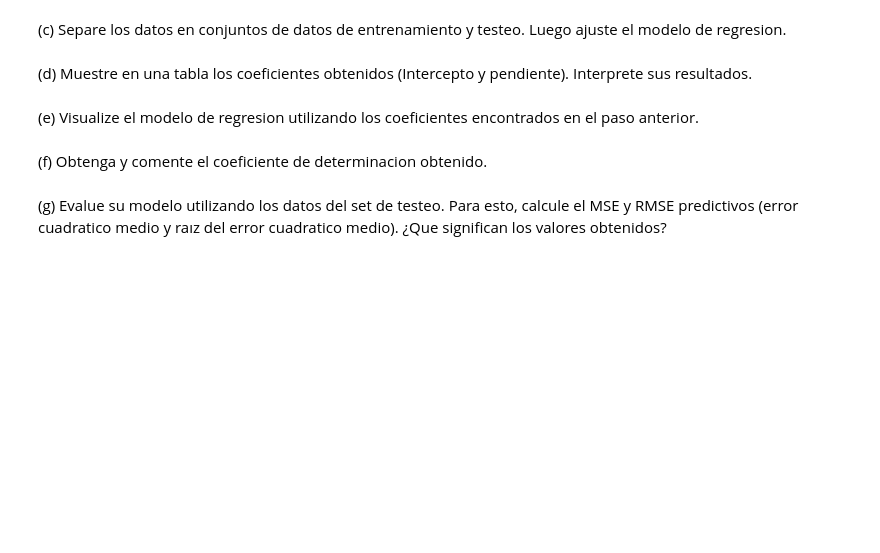
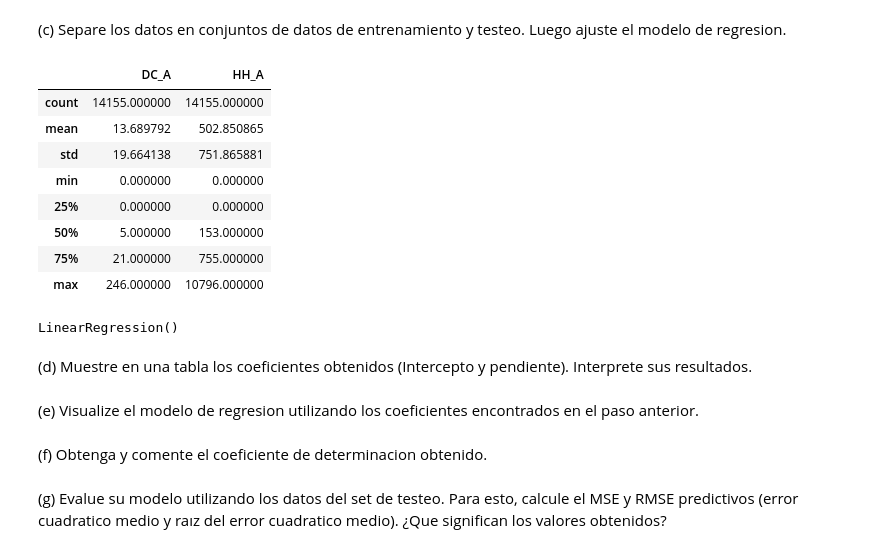
Before and after one commit to Dxeg0o/proyecto_cdd_2, a Jupyter notebook: proyecto.ipynb, the cells around one changed output. Saved outputs shown, nothing was run; the diff lists cells and outputs as text; code cells hidden in the pictures; blank space fills up the shorter version.

```diff
--- a/proyecto.ipynb
+++ b/proyecto.ipynb
@@ -183,3 +185,29 @@ plt.show()
+# %%
+entrenamiento= df[['DC_A', 'HH_A']]
+#está bien con este tamaño?
+train_set, test_set = train_test_split(entrenamiento, test_size=0.15)
+train_set.describe()
+# %% [output]
+|  | DC_A | HH_A |
+| count | 14155.000000 | 14155.000000 |
+| mean | 13.689792 | 502.850865 |
+| std | 19.664138 | 751.865881 |
+| min | 0.000000 | 0.000000 |
+| 25% | 0.000000 | 0.000000 |
+| 50% | 5.000000 | 153.000000 |
+| 75% | 21.000000 | 755.000000 |
+| max | 246.000000 | 10796.000000 |
+# %%
+from sklearn.linear_model import LinearRegression
+
+X_train = train_set[['DC_A']]
+y_train = train_set[['HH_A']]
+
+lin_reg = LinearRegression()
+
+lin_reg.fit(X_train, y_train)
+# %% [output]
+LinearRegression()
 # %% [markdown]
 (d) Muestre en una tabla los coeficientes obtenidos (Intercepto y pendiente). Interprete sus resultados.
 # %% [markdown]
```
Also changed, not shown: parts of 3 cells of this notebook.
